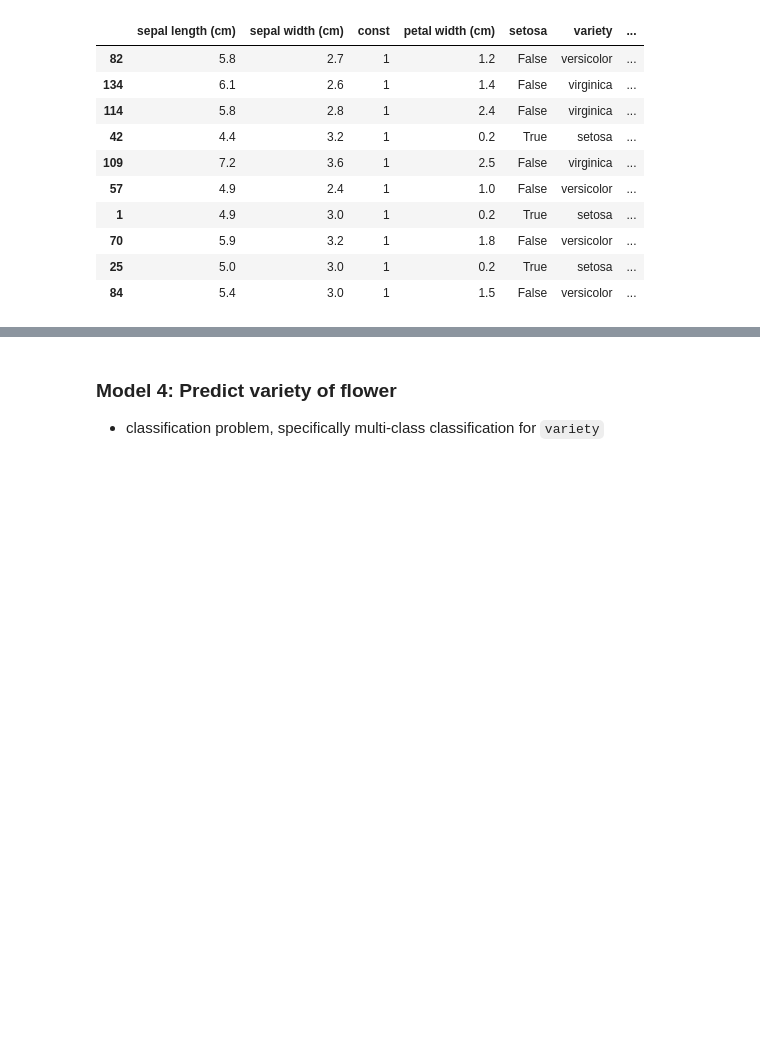
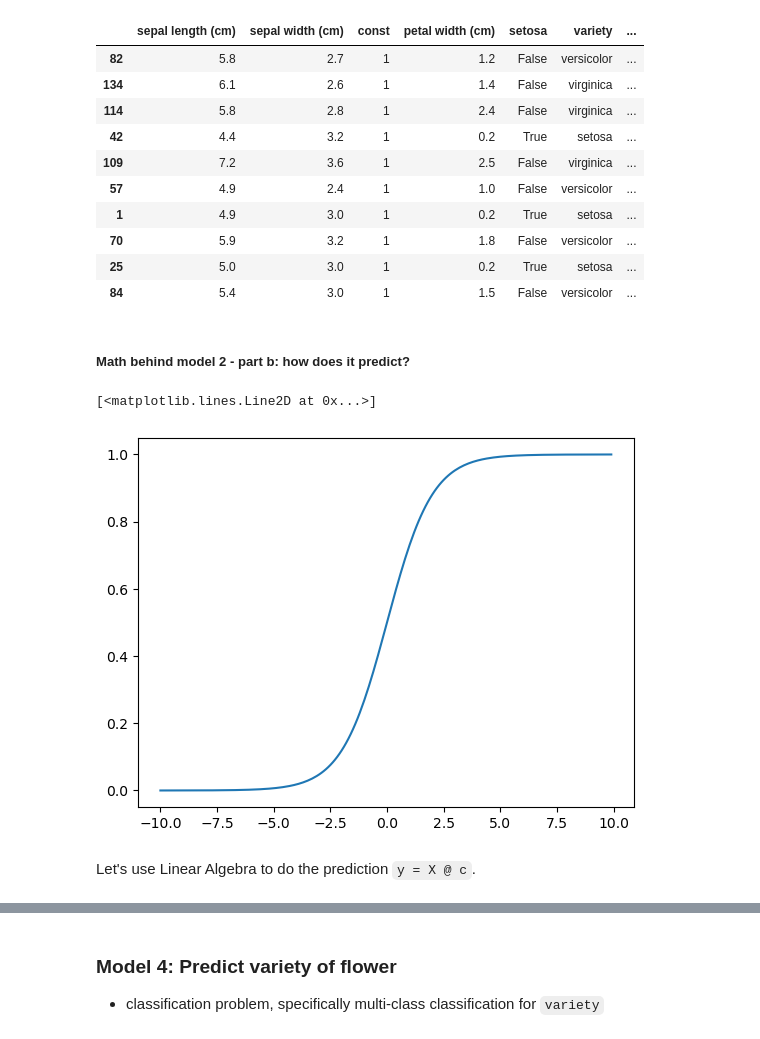
Before and after one commit to msyamkumar/cs320-lecture-notes, a Jupyter notebook: lec_35_Classification_1/lecture.ipynb, the cells around one changed output, grey strips where cells are left out. Cells and saved outputs as stored; diff of their text form; code cells hidden in the pictures; blank space fills up the shorter version.

```diff
--- a/lec_35_Classification_1/lecture.ipynb
+++ b/lec_35_Classification_1/lecture.ipynb
@@ -407,3 +534,17 @@ test
 | 70 | 5.9 | 3.2 | 1 | 1.8 | False | versicolor | ... |
 | 25 | 5.0 | 3.0 | 1 | 0.2 | True | setosa | ... |
 | 84 | 5.4 | 3.0 | 1 | 1.5 | False | versicolor | ... |
+# %% [markdown]
+##### Math behind model 2 - part b: how does it predict?
+# %%
+def sigmoid(x):
+    return 1 / (1 + np.exp(-x))
+
+x = np.arange(-10, 10, 0.1)
+y = sigmoid(x)
+plt.plot(x, y)
+# %% [output]
+[<matplotlib.lines.Line2D at 0x...>]
+[figure, added]
+# %% [markdown]
+Let's use Linear Algebra to do the prediction `y = X @ c`.
```
Also changed, not shown: parts of 41 cells of this notebook.
